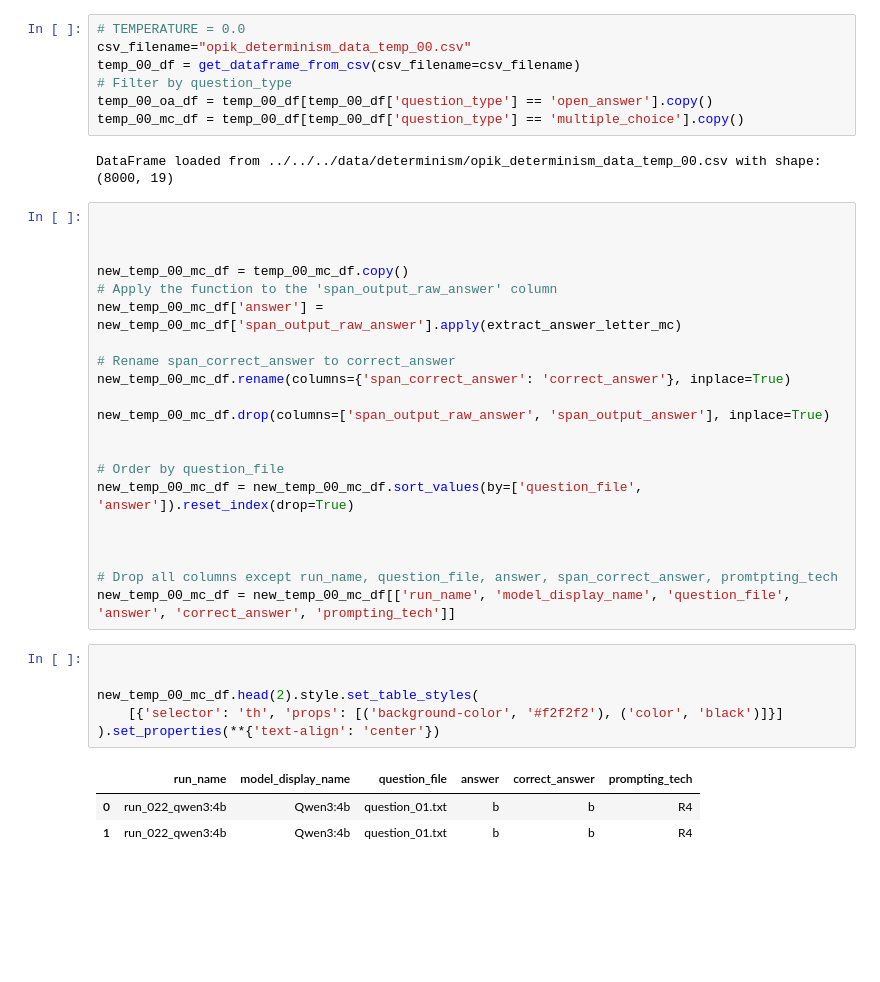
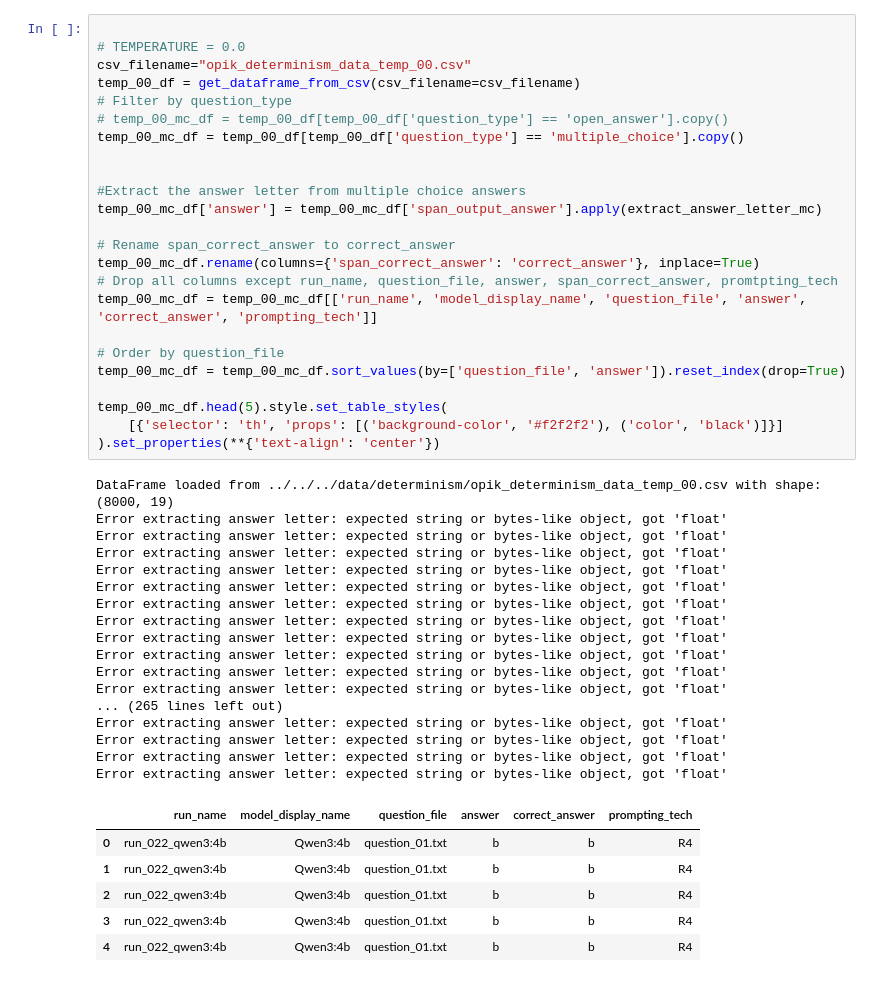
Before and after one commit to jmolleda/LLMmark, a Jupyter notebook: src/llmmark/data_visualization/determinism.ipynb, the cells around one changed output. Drawn from its saved outputs; the diff is of its cells as text; blank space fills up the shorter version.

Commit message:
:sparkles: Implement determinism to 0.0 temperature

```diff
--- a/src/llmmark/data_visualization/determinism.ipynb
+++ b/src/llmmark/data_visualization/determinism.ipynb
@@ -251,41 +325,49 @@ Successfully extracted data and saved to ../../../data/determinism/opik_determin
-# %%
-# TEMPERATURE = 0.0
-csv_filename="opik_determinism_data_temp_00.csv"
-temp_00_df = get_dataframe_from_csv(csv_filename=csv_filename)
-# Filter by question_type
-temp_00_oa_df = temp_00_df[temp_00_df['question_type'] == 'open_answer'].copy()
-temp_00_mc_df = temp_00_df[temp_00_df['question_type'] == 'multiple_choice'].copy()
-# %% [output]
-DataFrame loaded from ../../../data/determinism/opik_determinism_data_temp_00.csv with shape: (8000, 19)
 # %%
 
+# TEMPERATURE = 0.0
+csv_filename="opik_determinism_data_temp_00.csv"
+temp_00_df = get_dataframe_from_csv(csv_filename=csv_filename)
+# Filter by question_type
+# temp_00_mc_df = temp_00_df[temp_00_df['question_type'] == 'open_answer'].copy()
+temp_00_mc_df = temp_00_df[temp_00_df['question_type'] == 'multiple_choice'].copy()
 
 
-new_temp_00_mc_df = temp_00_mc_df.copy()
-# Apply the function to the 'span_output_raw_answer' column
-new_temp_00_mc_df['answer'] = new_temp_00_mc_df['span_output_raw_answer'].apply(extract_answer_letter_mc)
+#Extract the answer letter from multiple choice answers
+temp_00_mc_df['answer'] = temp_00_mc_df['span_output_answer'].apply(extract_answer_letter_mc)
 
 # Rename span_correct_answer to correct_answer
-new_temp_00_mc_df.rename(columns={'span_correct_answer': 'correct_answer'}, inplace=True)
-
-new_temp_00_mc_df.drop(columns=['span_output_raw_answer', 'span_output_answer'], inplace=True)
-
+temp_00_mc_df.rename(columns={'span_correct_answer': 'correct_answer'}, inplace=True)
+# Drop all columns except run_name, question_file, answer, span_correct_answer, promtpting_tech
+temp_00_mc_df = temp_00_mc_df[['run_name', 'model_display_name', 'question_file', 'answer', 'correct_answer', 'prompting_tech']]
 
 # Order by question_file
-new_temp_00_mc_df = new_temp_00_mc_df.sort_values(by=['question_file', 'answer']).reset_index(drop=True)
+temp_00_mc_df = temp_00_mc_df.sort_values(by=['question_file', 'answer']).reset_index(drop=True)
 
-
-
-# Drop all columns except run_name, question_file, answer, span_correct_answer, promtpting_tech
-new_temp_00_mc_df = new_temp_00_mc_df[['run_name', 'model_display_name', 'question_file', 'answer', 'correct_answer', 'prompting_tech']]
+temp_00_mc_df.head(5).style.set_table_styles(
+    [{'selector': 'th', 'props': [('background-color', '#f2f2f2'), ('color', 'black')]}]
+).set_properties(**{'text-align': 'center'})
+# %% [output]
+DataFrame loaded from ../../../data/determinism/opik_determinism_data_temp_00.csv with shape: (8000, 19)
+Error extracting answer letter: expected string or bytes-like object, got 'float'
+Error extracting answer letter: expected string or bytes-like object, got 'float'
+Error extracting answer letter: expected string or bytes-like object, got 'float'
+Error extracting answer letter: expected string or bytes-like object, got 'float'
+Error extracting answer letter: expected string or bytes-like object, got 'float'
+Error extracting answer letter: expected string or bytes-like object, got 'float'
+Error extracting answer letter: expected string or bytes-like object, got 'float'
+Error extracting answer letter: expected string or bytes-like object, got 'float'
+Error extracting answer letter: expected string or bytes-like object, got 'float'
+Error extracting answer letter: expected string or bytes-like object, got 'float'
+Error extracting answer letter: expected string or bytes-like object, got 'float'
+... (265 lines left out)
+Error extracting answer letter: expected string or bytes-like object, got 'float'
+Error extracting answer letter: expected string or bytes-like object, got 'float'
+Error extracting answer letter: expected string or bytes-like object, got 'float'
+Error extracting answer letter: expected string or bytes-like object, got 'float'
+|  | run_name | model_display_name | question_file | answer | correct_answer | prompting_tech |
+| 0 | run_022_qwen3:4b | Qwen3:4b | question_01.txt | b | b | R4 |
+| 1 | run_022_qwen3:4b | Qwen3:4b | question_01.txt | b | b | R4 |
+| 2 | run_022_qwen3:4b | Qwen3:4b | question_01.txt | b | b | R4 |
+| 3 | run_022_qwen3:4b | Qwen3:4b | question_01.txt | b | b | R4 |
+| 4 | run_022_qwen3:4b | Qwen3:4b | question_01.txt | b | b | R4 |
-# %%
-
-
-new_temp_00_mc_df.head(2).style.set_table_styles(
-    [{'selector': 'th', 'props': [('background-color', '#f2f2f2'), ('color', 'black')]}]
-).set_properties(**{'text-align': 'center'})
-# %% [output]
-|  | run_name | model_display_name | question_file | answer | correct_answer | prompting_tech |
-| 0 | run_022_qwen3:4b | Qwen3:4b | question_01.txt | b | b | R4 |
-| 1 | run_022_qwen3:4b | Qwen3:4b | question_01.txt | b | b | R4 |
 # %%
```
Also changed, not shown: parts of 8 cells of this notebook.
